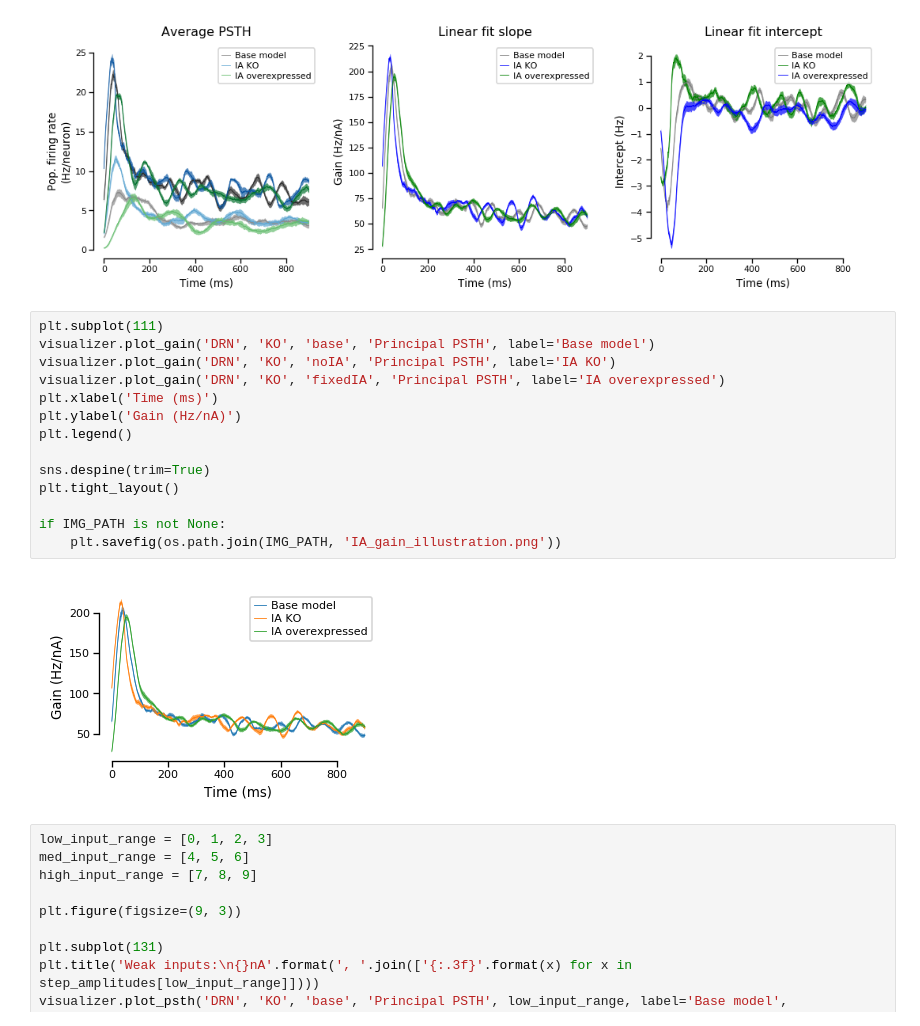
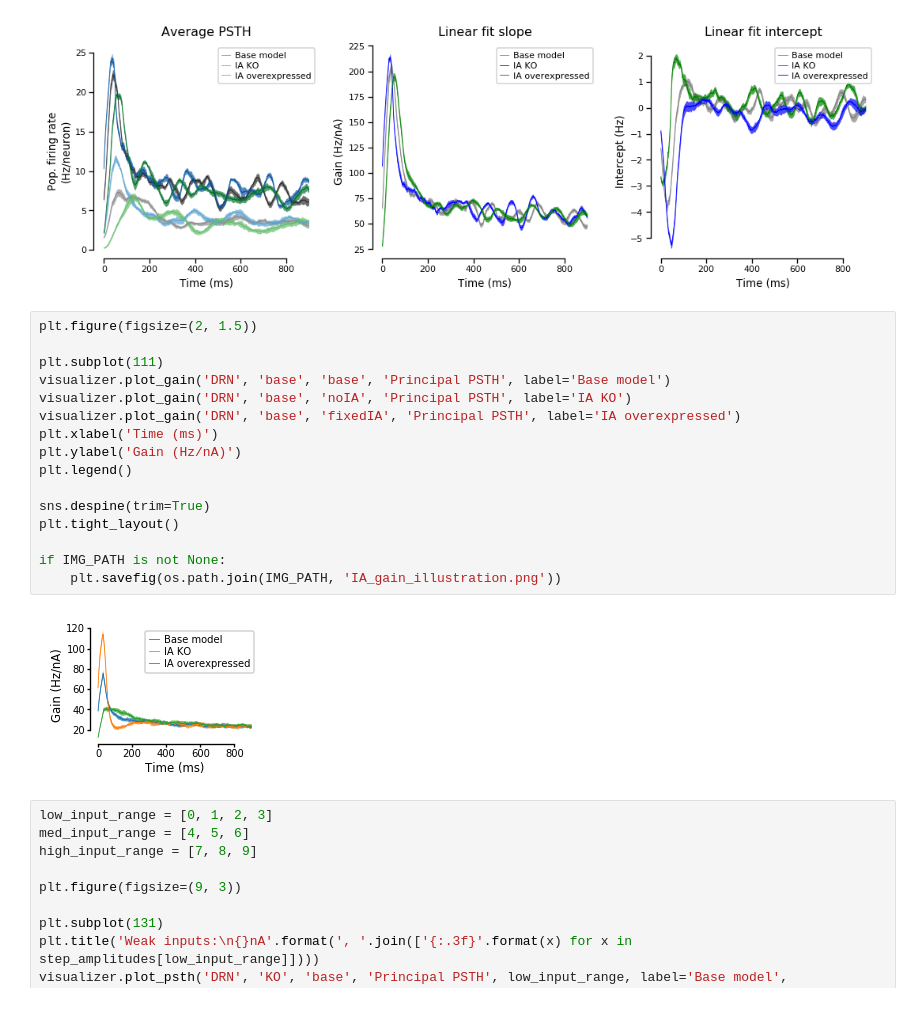
Before and after one commit to nauralcodinglab/raphegif, a Jupyter notebook: figs/scripts/writeup/gain_illustration.ipynb, the cells around one changed output. Saved outputs shown, nothing was run; the diff lists cells and outputs as text.

```diff
--- a/figs/scripts/writeup/gain_illustration.ipynb
+++ b/figs/scripts/writeup/gain_illustration.ipynb
@@ -446,21 +446,23 @@ print('Step amplitudes {} (nA) are shown.'.format(step_amplitudes[sweeps]))
 Step amplitudes [0.05338645 0.1178309 ] (nA) are shown.
 [figure]
 # %%
+plt.figure(figsize=(2, 1.5))
+
 plt.subplot(111)
-visualizer.plot_gain('DRN', 'KO', 'base', 'Principal PSTH', label='Base model')
-visualizer.plot_gain('DRN', 'KO', 'noIA', 'Principal PSTH', label='IA KO')
-visualizer.plot_gain('DRN', 'KO', 'fixedIA', 'Principal PSTH', label='IA overexpressed')
+visualizer.plot_gain('DRN', 'base', 'base', 'Principal PSTH', label='Base model')
+visualizer.plot_gain('DRN', 'base', 'noIA', 'Principal PSTH', label='IA KO')
+visualizer.plot_gain('DRN', 'base', 'fixedIA', 'Principal PSTH', label='IA overexpressed')
 plt.xlabel('Time (ms)')
 plt.ylabel('Gain (Hz/nA)')
 plt.legend()
 
 sns.despine(trim=True)
 plt.tight_layout()
 
 if IMG_PATH is not None:
     plt.savefig(os.path.join(IMG_PATH, 'IA_gain_illustration.png'))
 # %% [output]
-[figure, old version]
+[figure, new version]
 # %%
 low_input_range = [0, 1, 2, 3]
 med_input_range = [4, 5, 6]
```
Also changed, not shown: parts of 6 cells of this notebook.
